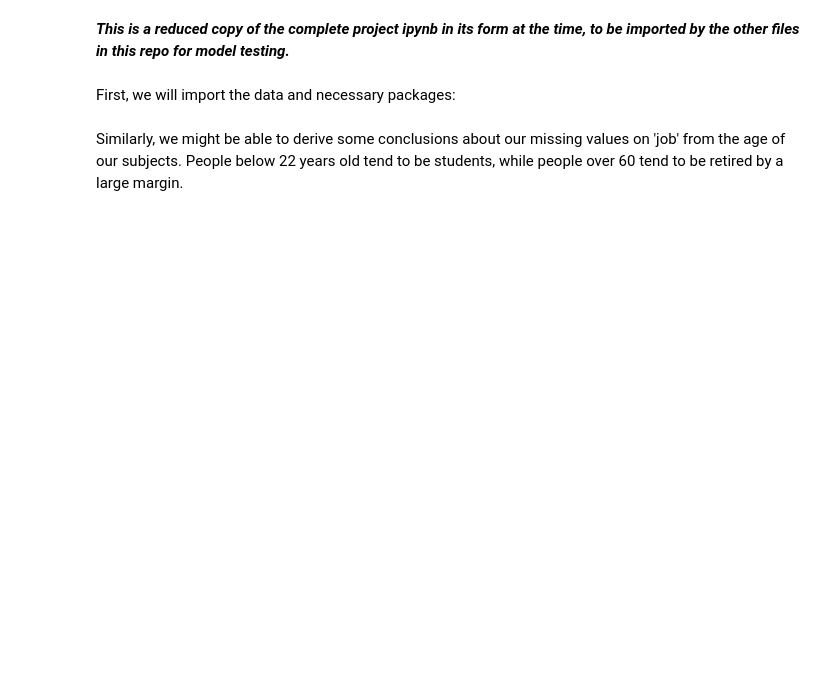
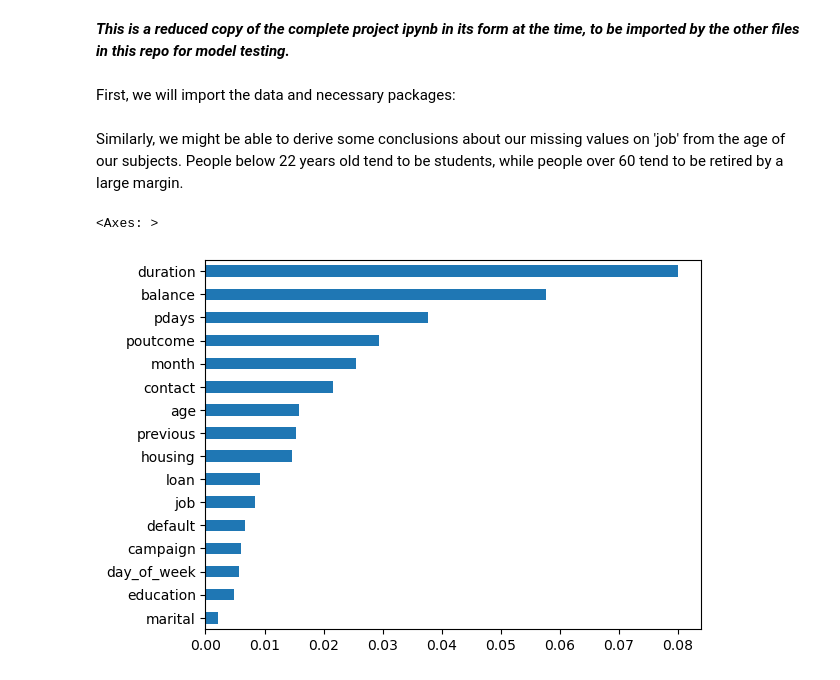
Before and after one commit to ianpv04/Data-Glacier-Week-12, a Jupyter notebook: project_preprocessing.ipynb, the cells around one changed output. Saved outputs shown, nothing was run; the diff lists cells and outputs as text; code cells hidden in the pictures; blank space fills up the shorter version.

```diff
--- a/project_preprocessing.ipynb
+++ b/project_preprocessing.ipynb
@@ -60,3 +60,18 @@ encoder.fit(df[X_cols], df['y'])
 
 # Transform the data using the encoder
 df_woe = encoder.transform(df[X_cols])
+# %%
+from sklearn import preprocessing       #normalize data
+scaler = preprocessing.MinMaxScaler()
+ndf_woe = scaler.fit_transform(df_woe)
+ndf_woe = pd.DataFrame(ndf_woe, columns = df_woe.columns)
+# %%
+from sklearn.feature_selection import mutual_info_classif
+import matplotlib.pyplot
+
+importances = mutual_info_classif(ndf_woe, df['y'])
+feat_importances = pd.Series(importances, df.columns[0:len(df.columns)-1])
+feat_importances.sort_values().plot(kind = 'barh')
+# %% [output]
+<Axes: >
+[figure, added]
```
Also changed, not shown: parts of 2 cells of this notebook, 3 other files.
